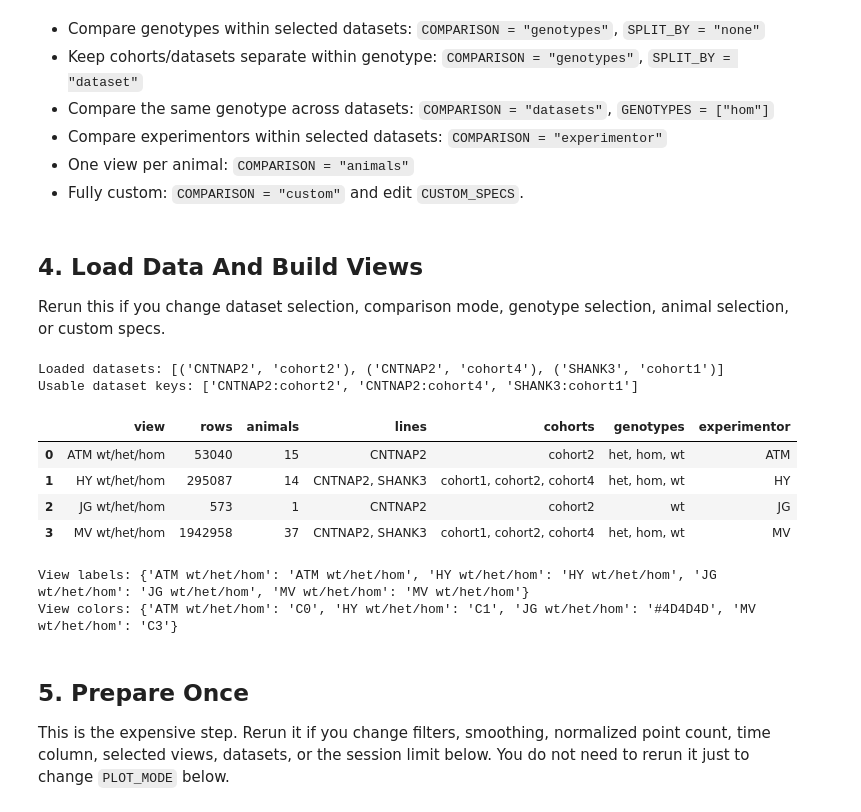
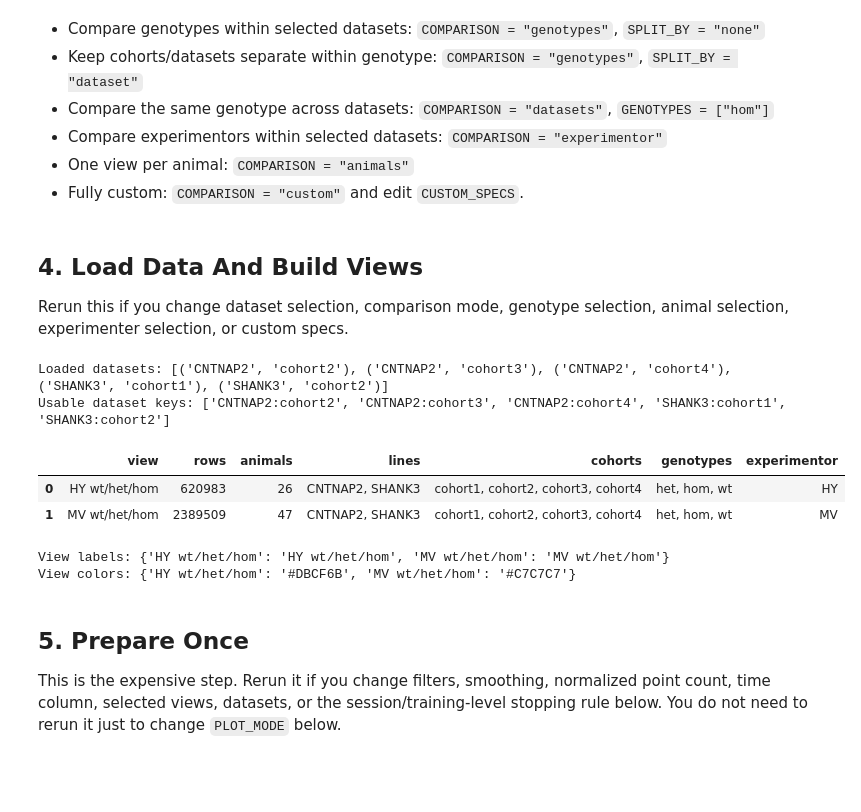
Before and after one commit to MafValente/rat_analysis, a Jupyter notebook: notebooks/ASD/06_learning_curves.ipynb, the cells around one changed output. Drawn from its saved outputs; the diff is of its cells as text; code cells hidden in the pictures; blank space fills up the shorter version.

```diff
--- a/notebooks/ASD/06_learning_curves.ipynb
+++ b/notebooks/ASD/06_learning_curves.ipynb
@@ -39,7 +41,7 @@ COHORTS = ["cohort4"]
 
 # Explicit selections can mix lines/cohorts, e.g.:
 # DATASET_SELECTIONS = [("CNTNAP2", "cohort2"), ("CNTNAP2", "cohort3"), ("SHANK3", "cohort1")]
-DATASET_SELECTIONS = [("CNTNAP2", "cohort2"), ("CNTNAP2", "cohort4"), ("SHANK3", "cohort1")]
+DATASET_SELECTIONS = [("CNTNAP2", "cohort2"), ("CNTNAP2", "cohort3"), ("CNTNAP2", "cohort4"), ("SHANK3", "cohort1"), ("SHANK3", "cohort2")]
 
 # Example: "ASD0033" for a single animal, or None for group comparisons.
 ANIMAL_SELECTION = None
@@ -59,13 +61,16 @@ COMPARISON = "experimenter"  # "genotypes", "datasets", "lines", "cohorts", "exp
 SPLIT_BY = "none"         # for COMPARISON="genotypes": "none", "dataset", "line", or "cohort"
 GENOTYPES = ["wt", "het", "hom"]
 
+# Toggle experimenters at the data/view-building step. Use None for all, or e.g. ["HY", "MV"].
+EXPERIMENTER_SELECTION = ["HY", "MV"]
+
 CUSTOM_SPECS = [
     # {"name": "CNTNAP2 hom all cohorts", "line": "CNTNAP2", "genotype": "hom"},
 ]
 # %% [markdown]
 ## 4. Load Data And Build Views
 
-Rerun this if you change dataset selection, comparison mode, genotype selection, animal selection, or custom specs.
+Rerun this if you change dataset selection, comparison mode, genotype selection, animal selection, experimenter selection, or custom specs.
 # %%
 from GroupComparison.config import ViewSpec
 from Pipeline.group_comparison import build_group_views, load_groupcomparison_data, summarize_views
@@ -83,49 +88,62 @@ if ANIMAL_SELECTION is not None:
     df_plot = df_plot[df_plot["animal"].astype(str).str.strip() == animal_id].copy()
     if df_plot.empty:
         raise ValueError(f"No rows found for ANIMAL_SELECTION={animal_id!r} after dataset filters.")
+
+if EXPERIMENTER_SELECTION is not None:
+    selected_experimenters = {str(exp).strip() for exp in EXPERIMENTER_SELECTION}
+    df_plot = df_plot[df_plot["experimenter"].astype(str).str.strip().isin(selected_experimenters)].copy()
+    if df_plot.empty:
+        raise ValueError(f"No rows found for EXPERIMENTER_SELECTION={sorted(selected_experimenters)!r} after dataset filters.")
 
 if COMPARISON == "animals":
     animals = sorted(df_plot["animal"].dropna().astype(str).str.strip().unique())
     views = [
         ViewSpec(animal, lambda d, _animal=animal: d[d["animal"].astype(str).str.strip() == _animal].copy())
         for animal in animals
     ]
 elif COMPARISON == "custom" and CUSTOM_SPECS:
     views = build_group_views(
         df_plot,
         comparison="custom",
         custom_specs=CUSTOM_SPECS,
     )
 else:
     views = build_group_views(
         df_plot,
         comparison=COMPARISON,
         split_by=SPLIT_BY,
         genotypes=GENOTYPES,
     )
 
 view_labels = build_view_labels(views)
 view_colors = build_view_colors(df_plot, views)
 
+EXPERIMENTER_COLOR_OVERRIDES = {
+    "HY": "#DBCF6B",  # dry olive / puke-y green
+    "MV": "#C7C7C7",  # light grey
+}
+for view in views:
+    experimenter = str(view.name).split(" ", 1)[0]
+    if experimenter in EXPERIMENTER_COLOR_OVERRIDES:
+        view_colors[view.name] = EXPERIMENTER_COLOR_OVERRIDES[experimenter]
+
 print("Loaded datasets:", data["selections"])
 print("Usable dataset keys:", data["usable_dataset_names"])
 display(summarize_views(df_plot, views))
 print("View labels:", view_labels)
 print("View colors:", view_colors)
 # %% [output]
-Loaded datasets: [('CNTNAP2', 'cohort2'), ('CNTNAP2', 'cohort4'), ('SHANK3', 'cohort1')]
-Usable dataset keys: ['CNTNAP2:cohort2', 'CNTNAP2:cohort4', 'SHANK3:cohort1']
+Loaded datasets: [('CNTNAP2', 'cohort2'), ('CNTNAP2', 'cohort3'), ('CNTNAP2', 'cohort4'), ('SHANK3', 'cohort1'), ('SHANK3', 'cohort2')]
+Usable dataset keys: ['CNTNAP2:cohort2', 'CNTNAP2:cohort3', 'CNTNAP2:cohort4', 'SHANK3:cohort1', 'SHANK3:cohort2']
 |  | view | rows | animals | lines | cohorts | genotypes | experimentor |
-| 0 | ATM wt/het/hom | 53040 | 15 | CNTNAP2 | cohort2 | het, hom, wt | ATM |
-| 1 | HY wt/het/hom | 295087 | 14 | CNTNAP2, SHANK3 | cohort1, cohort2, cohort4 | het, hom, wt | HY |
-| 2 | JG wt/het/hom | 573 | 1 | CNTNAP2 | cohort2 | wt | JG |
-| 3 | MV wt/het/hom | 1942958 | 37 | CNTNAP2, SHANK3 | cohort1, cohort2, cohort4 | het, hom, wt | MV |
+| 0 | HY wt/het/hom | 620983 | 26 | CNTNAP2, SHANK3 | cohort1, cohort2, cohort3, cohort4 | het, hom, wt | HY |
+| 1 | MV wt/het/hom | 2389509 | 47 | CNTNAP2, SHANK3 | cohort1, cohort2, cohort3, cohort4 | het, hom, wt | MV |
-View labels: {'ATM wt/het/hom': 'ATM wt/het/hom', 'HY wt/het/hom': 'HY wt/het/hom', 'JG wt/het/hom': 'JG wt/het/hom', 'MV wt/het/hom': 'MV wt/het/hom'}
-View colors: {'ATM wt/het/hom': 'C0', 'HY wt/het/hom': 'C1', 'JG wt/het/hom': '#4D4D4D', 'MV wt/het/hom': 'C3'}
+View labels: {'HY wt/het/hom': 'HY wt/het/hom', 'MV wt/het/hom': 'MV wt/het/hom'}
+View colors: {'HY wt/het/hom': '#DBCF6B', 'MV wt/het/hom': '#C7C7C7'}
 # %% [markdown]
 ## 5. Prepare Once
 
-This is the expensive step. Rerun it if you change filters, smoothing, normalized point count, time column, selected views, datasets, or the session limit below. You do not need to rerun it just to change `PLOT_MODE` below.
+This is the expensive step. Rerun it if you change filters, smoothing, normalized point count, time column, selected views, datasets, or the session/training-level stopping rule below. You do not need to rerun it just to change `PLOT_MODE` below.
 # %%
 import importlib
 import pandas as pd
```
Also changed, not shown: parts of 9 cells of this notebook, 23 other files.
